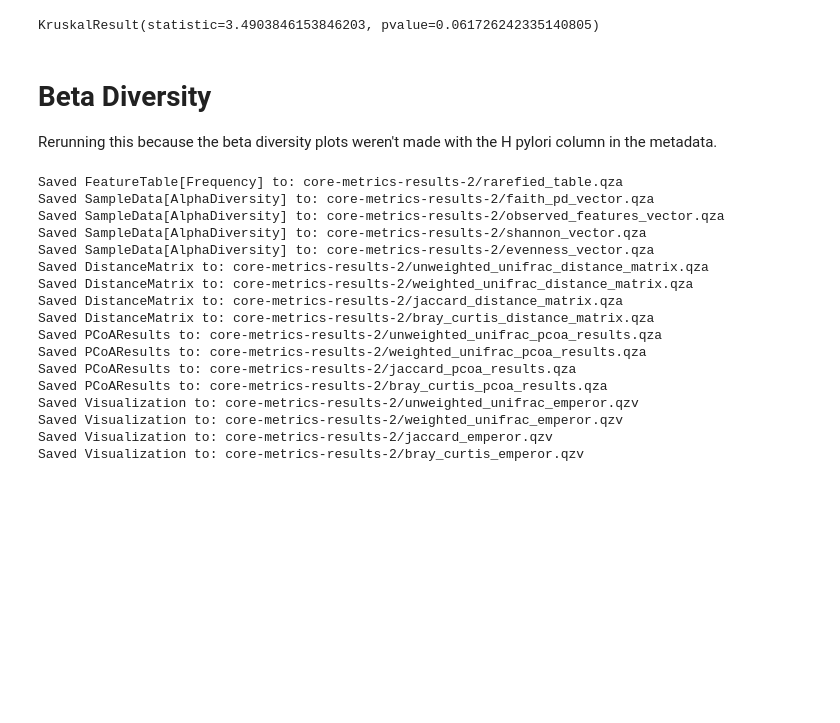
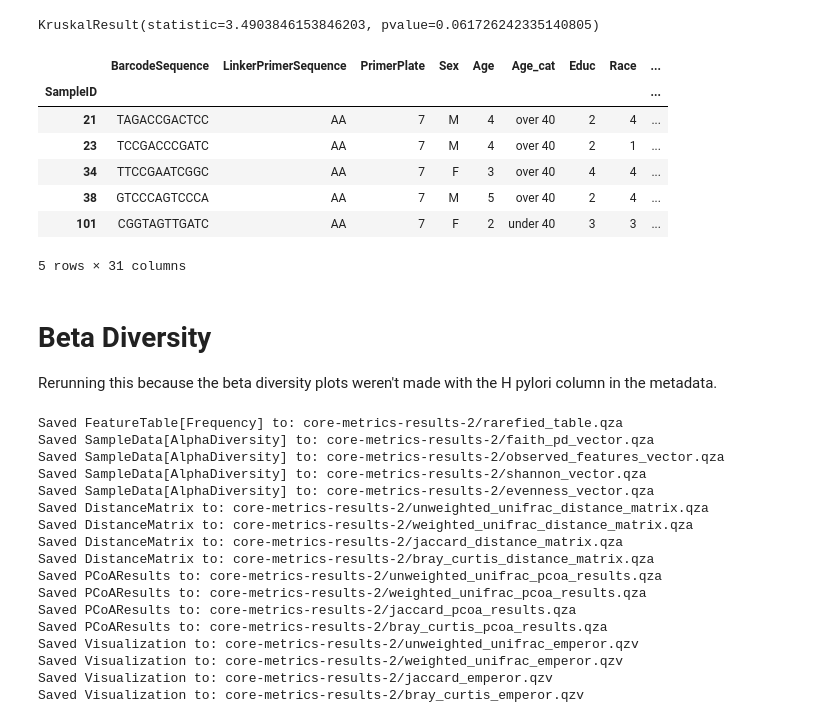
Before and after one commit to sterrettJD/H-pylori-microbiome-analysis, a Jupyter notebook: Supplemental-analyses.ipynb, the cells around one changed output. Drawn from its saved outputs; the diff is of its cells as text; code cells hidden in the pictures; blank space fills up the shorter version.

```diff
--- a/Supplemental-analyses.ipynb
+++ b/Supplemental-analyses.ipynb
@@ -534,5 +571,16 @@ stats.kruskal(PPIhpy,
 # %% [output]
 KruskalResult(statistic=3.4903846153846203, pvalue=0.061726242335140805)
+# %%
+df[df["Currppiuse"]=="Y"]
+# %% [output]
+|  | BarcodeSequence | LinkerPrimerSequence | PrimerPlate | Sex | Age | Age_cat | Educ | Race | ... |
+| SampleID |  |  |  |  |  |  |  |  | ... |
+| 21 | TAGACCGACTCC | AA | 7 | M | 4 | over 40 | 2 | 4 | ... |
+| 23 | TCCGACCCGATC | AA | 7 | M | 4 | over 40 | 2 | 1 | ... |
+| 34 | TTCCGAATCGGC | AA | 7 | F | 3 | over 40 | 4 | 4 | ... |
+| 38 | GTCCCAGTCCCA | AA | 7 | M | 5 | over 40 | 2 | 4 | ... |
+| 101 | CGGTAGTTGATC | AA | 7 | F | 2 | under 40 | 3 | 3 | ... |
+5 rows × 31 columns
 # %% [markdown]
 # Beta Diversity
 
```
Also changed, not shown: parts of 12 cells of this notebook.
